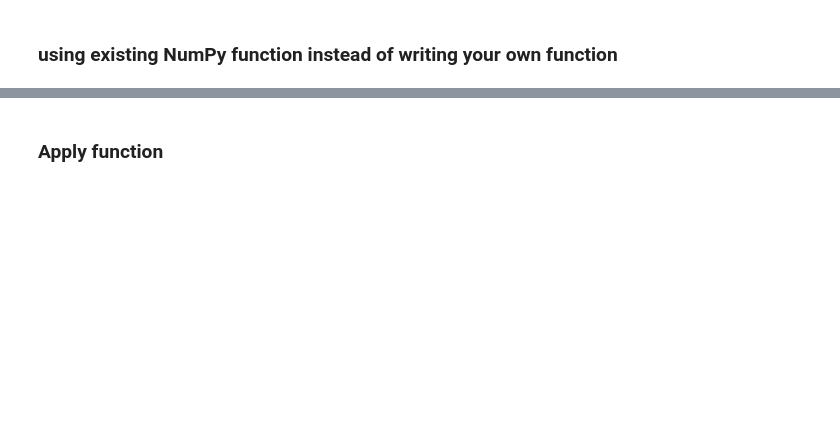
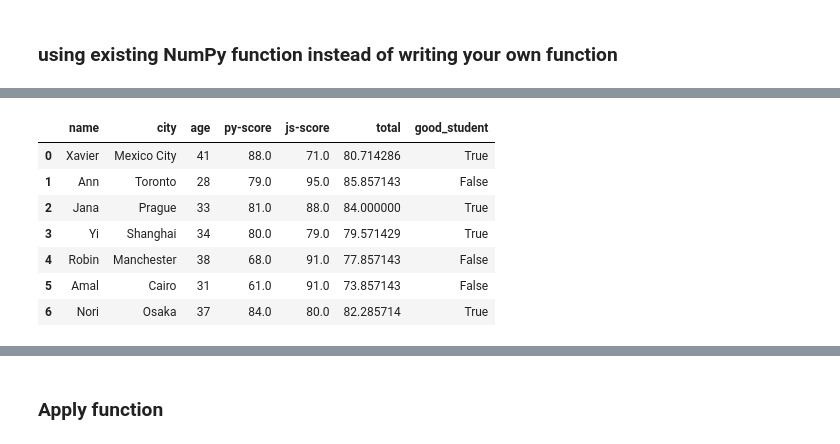
Before and after one commit to PhilippLf/IH_AB_DA_FT_AUG_2023, a Jupyter notebook: Class_Materials/Pandas/Pandas_Data_Frame_General-Part_2.ipynb, the cells around one changed output, grey strips where cells are left out. Cells and saved outputs as stored; diff of their text form; code cells hidden in the pictures; blank space fills up the shorter version.

```diff
--- a/Class_Materials/Pandas/Pandas_Data_Frame_General-Part_2.ipynb
+++ b/Class_Materials/Pandas/Pandas_Data_Frame_General-Part_2.ipynb
@@ -65,0 +116,11 @@ students_df['py-score']
+# %%
+students_df
+# %% [output]
+|  | name | city | age | py-score | js-score | total | good_student |
+| 0 | Xavier | Mexico City | 41 | 88.0 | 71.0 | 80.714286 | True |
+| 1 | Ann | Toronto | 28 | 79.0 | 95.0 | 85.857143 | False |
+| 2 | Jana | Prague | 33 | 81.0 | 88.0 | 84.000000 | True |
+| 3 | Yi | Shanghai | 34 | 80.0 | 79.0 | 79.571429 | True |
+| 4 | Robin | Manchester | 38 | 68.0 | 91.0 | 77.857143 | False |
+| 5 | Amal | Cairo | 31 | 61.0 | 91.0 | 73.857143 | False |
+| 6 | Nori | Osaka | 37 | 84.0 | 80.0 | 82.285714 | True |
```
Also changed, not shown: parts of 19 cells of this notebook, 4 other files.
